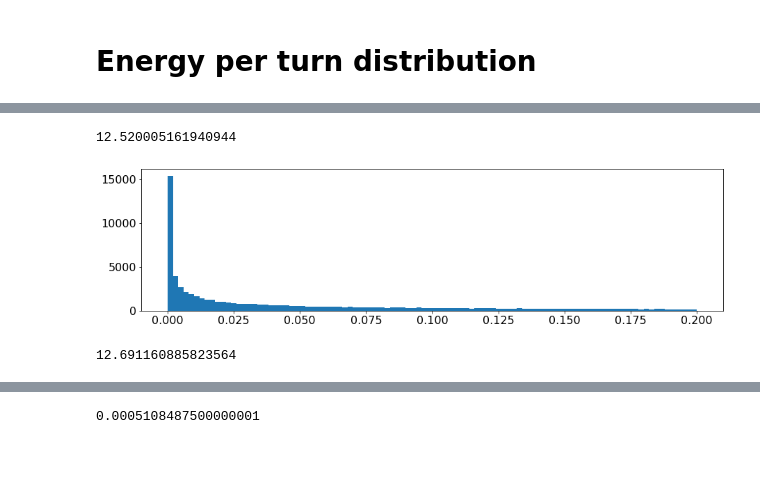
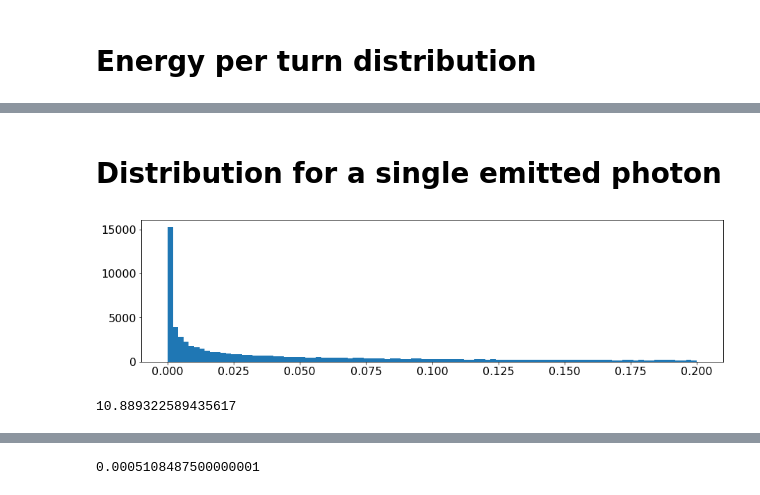
Before and after one commit to IharLobach/ursse, a Jupyter notebook: analyzing_collected_data/shifts/shift_02_28_2020/experiment_vs_simulation_random_walk.ipynb, the cells around one changed output, grey strips where cells are left out. Drawn from its saved outputs; the diff is of its cells as text; code cells hidden in the pictures; blank space fills up the shorter version.

```diff
--- a/analyzing_collected_data/shifts/shift_02_28_2020/experiment_vs_simulation_random_walk.ipynb
+++ b/analyzing_collected_data/shifts/shift_02_28_2020/experiment_vs_simulation_random_walk.ipynb
@@ -30,20 +78,20 @@ plt.show()
+# %% [markdown]
+# Distribution for a single emitted photon
+# %%
+rands = np.random.rand(100000)
+en = np.zeros(shape=rands.shape)
+Et = 88.9e-7*pow((gamma*0.511),4)/rho
+Scale = 15*np.sqrt(3)/8*Et
+for i,r in enumerate(rands):
+    en[i] = sm.InvSynchFractInt(r)
+plt.hist(en, bins=100, range=(0,0.2))
+plt.show()
+# %% [output]
+[figure, added]
 # %%
-np.mean(ens)
+np.mean(en)*Scale
 # %% [output]
-12.520005161940944
+10.889322589435617
-# %%
-rands = np.random.rand(100000)
-en = np.zeros(shape=rands.shape)
-for i,r in enumerate(rands):
-    en[i] = sm.InvSynchFractInt(r)
-plt.hist(en, bins=100, range=(0,0.2))
-plt.show()
-# %% [output]
-[figure, removed]
-# %%
-Scale*np.mean(en)
-# %% [output]
-12.691160885823564
 # %%
 Scale*np.std(en)
 # %% [output]
```
Also changed, not shown: parts of 38 cells of this notebook, 4 other files.
